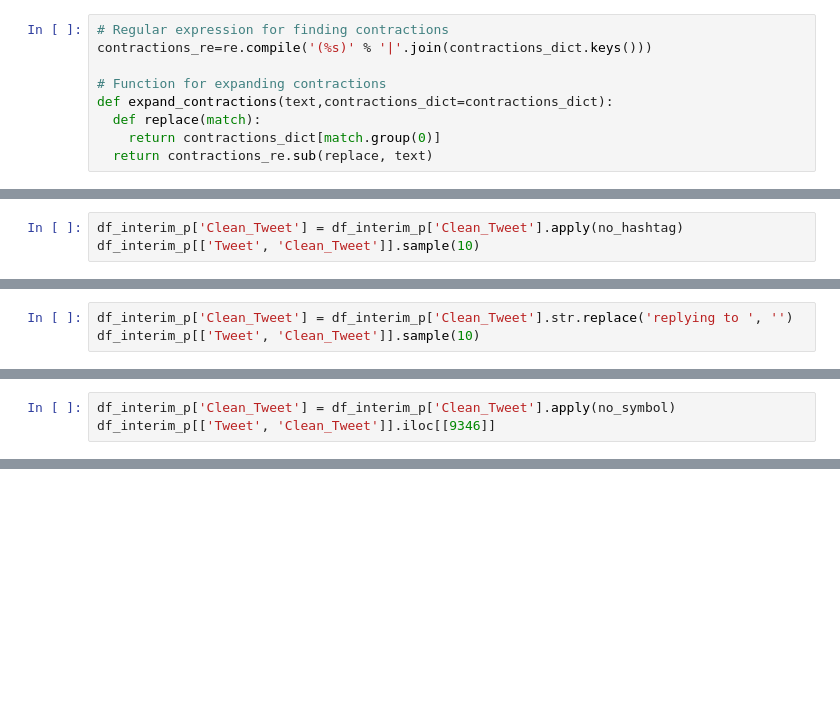
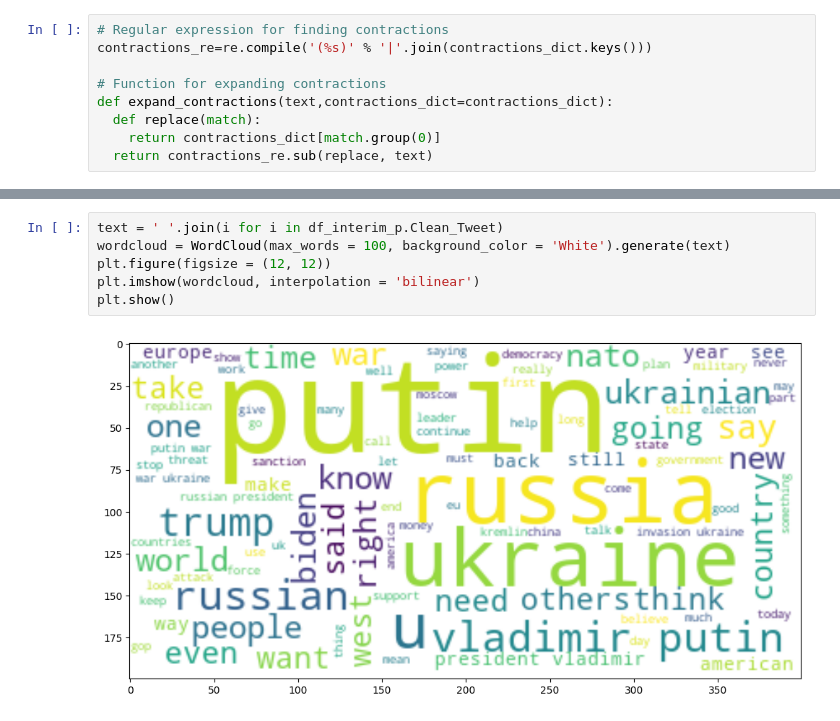
Before and after one commit to martina-nu/Proyecto-Final-ML, a Jupyter notebook: src/explore.ipynb, the cells around one changed output, grey strips where cells are left out. Saved outputs shown, nothing was run; the diff lists cells and outputs as text; blank space fills up the shorter version.

```diff
--- a/src/explore.ipynb
+++ b/src/explore.ipynb
@@ -445,3 +480,0 @@ df_interim_p[['Tweet', 'Clean_Tweet']].sample(10)
-# %%
-df_interim_p['Clean_Tweet'] = df_interim_p['Clean_Tweet'].apply(no_hashtag)
-df_interim_p[['Tweet', 'Clean_Tweet']].sample(10)
@@ -460,3 +480,0 @@ df_interim_p[['Tweet', 'Clean_Tweet']].sample(10)
-# %%
-df_interim_p['Clean_Tweet'] = df_interim_p['Clean_Tweet'].str.replace('replying to ', '')
-df_interim_p[['Tweet', 'Clean_Tweet']].sample(10)
@@ -478,3 +480,0 @@ def no_symbol(text):
-# %%
-df_interim_p['Clean_Tweet'] = df_interim_p['Clean_Tweet'].apply(no_symbol)
-df_interim_p[['Tweet', 'Clean_Tweet']].iloc[[9346]]
@@ -506,0 +558,8 @@ NameError: name 'nltk' is not defined
+# %%
+text = ' '.join(i for i in df_interim_p.Clean_Tweet)
+wordcloud = WordCloud(max_words = 100, background_color = 'White').generate(text)
+plt.figure(figsize = (12, 12))
+plt.imshow(wordcloud, interpolation = 'bilinear')
+plt.show()
+# %% [output]
+[figure, added]
```
Also changed, not shown: parts of 52 cells of this notebook, 3 other files.
